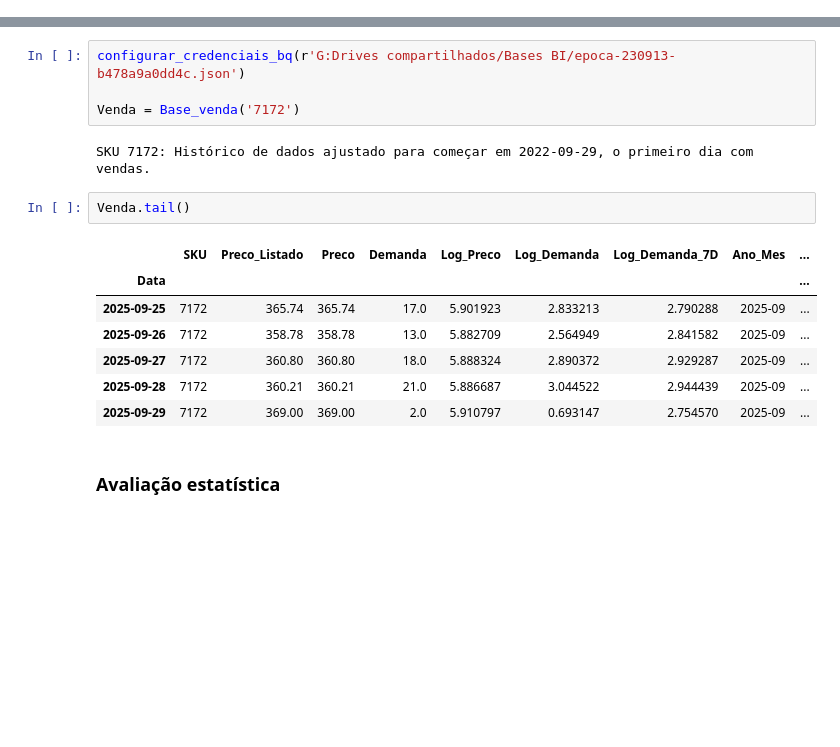
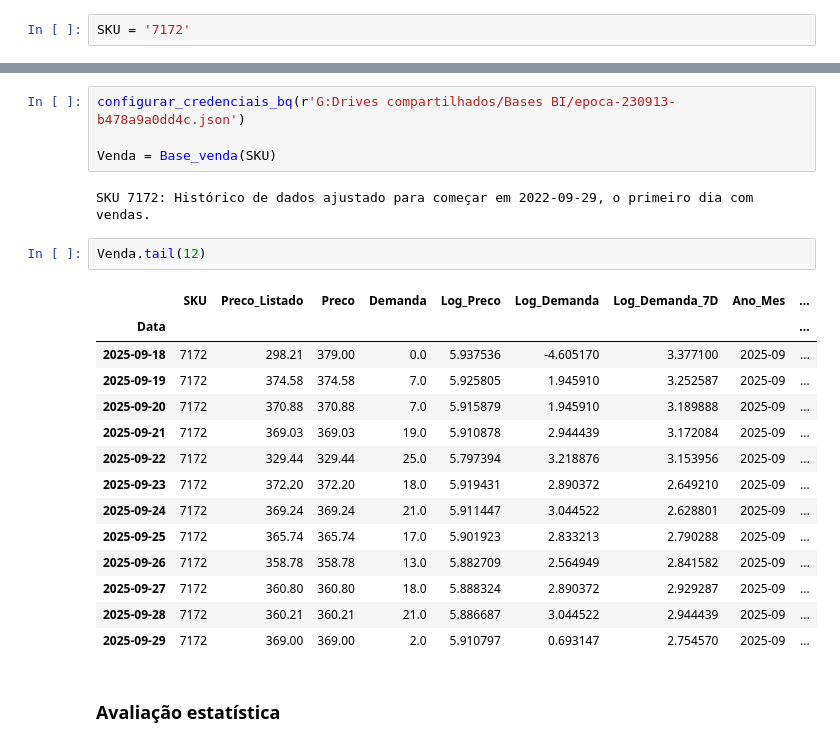
Before and after one commit to saisqlol/Forecast-vendas-e-elasticidade, a Jupyter notebook: Modelo/Modelo.ipynb, the cells around one changed output, grey strips where cells are left out. Drawn from its saved outputs; the diff is of its cells as text; blank space fills up the shorter version.

```diff
--- a/Modelo/Modelo.ipynb
+++ b/Modelo/Modelo.ipynb
@@ -11,6 +11,8 @@ project_root = os.path.abspath(os.path.join(current_dir, '..'))
 if project_root not in sys.path:
     sys.path.append(project_root)
 from Functions.FNC_Pro import lista_produtos, configurar_credenciais_bq, Base_venda
+# %%
+SKU = '7172'
 # %% [markdown]
 ### Base de vendas
 # %%
@@ -26,14 +29,21 @@ produtos.head()
 # %%
 configurar_credenciais_bq(r'G:Drives compartilhados/Bases BI/epoca-230913-b478a9a0dd4c.json')
 
-Venda = Base_venda('7172')
+Venda = Base_venda(SKU)
 # %% [output]
 SKU 7172: Histórico de dados ajustado para começar em 2022-09-29, o primeiro dia com vendas.
 # %%
-Venda.tail()
+Venda.tail(12)
 # %% [output]
 |  | SKU | Preco_Listado | Preco | Demanda | Log_Preco | Log_Demanda | Log_Demanda_7D | Ano_Mes | ... |
 | Data |  |  |  |  |  |  |  |  | ... |
+| 2025-09-18 | 7172 | 298.21 | 379.00 | 0.0 | 5.937536 | -4.605170 | 3.377100 | 2025-09 | ... |
+| 2025-09-19 | 7172 | 374.58 | 374.58 | 7.0 | 5.925805 | 1.945910 | 3.252587 | 2025-09 | ... |
+| 2025-09-20 | 7172 | 370.88 | 370.88 | 7.0 | 5.915879 | 1.945910 | 3.189888 | 2025-09 | ... |
+| 2025-09-21 | 7172 | 369.03 | 369.03 | 19.0 | 5.910878 | 2.944439 | 3.172084 | 2025-09 | ... |
+| 2025-09-22 | 7172 | 329.44 | 329.44 | 25.0 | 5.797394 | 3.218876 | 3.153956 | 2025-09 | ... |
+| 2025-09-23 | 7172 | 372.20 | 372.20 | 18.0 | 5.919431 | 2.890372 | 2.649210 | 2025-09 | ... |
+| 2025-09-24 | 7172 | 369.24 | 369.24 | 21.0 | 5.911447 | 3.044522 | 2.628801 | 2025-09 | ... |
 | 2025-09-25 | 7172 | 365.74 | 365.74 | 17.0 | 5.901923 | 2.833213 | 2.790288 | 2025-09 | ... |
 | 2025-09-26 | 7172 | 358.78 | 358.78 | 13.0 | 5.882709 | 2.564949 | 2.841582 | 2025-09 | ... |
 | 2025-09-27 | 7172 | 360.80 | 360.80 | 18.0 | 5.888324 | 2.890372 | 2.929287 | 2025-09 | ... |
```
Also changed, not shown: parts of 8 cells of this notebook, 17 other files.
